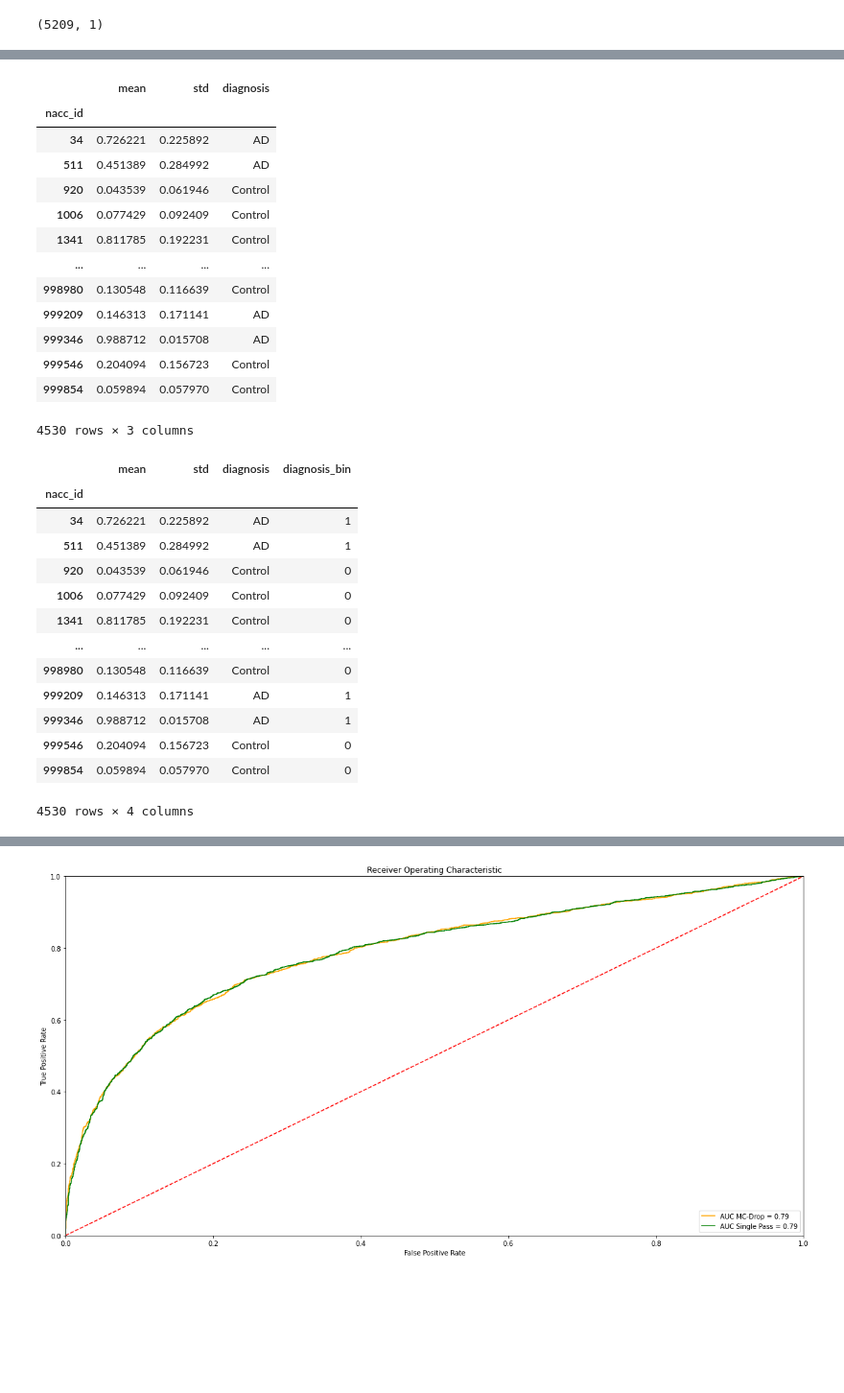
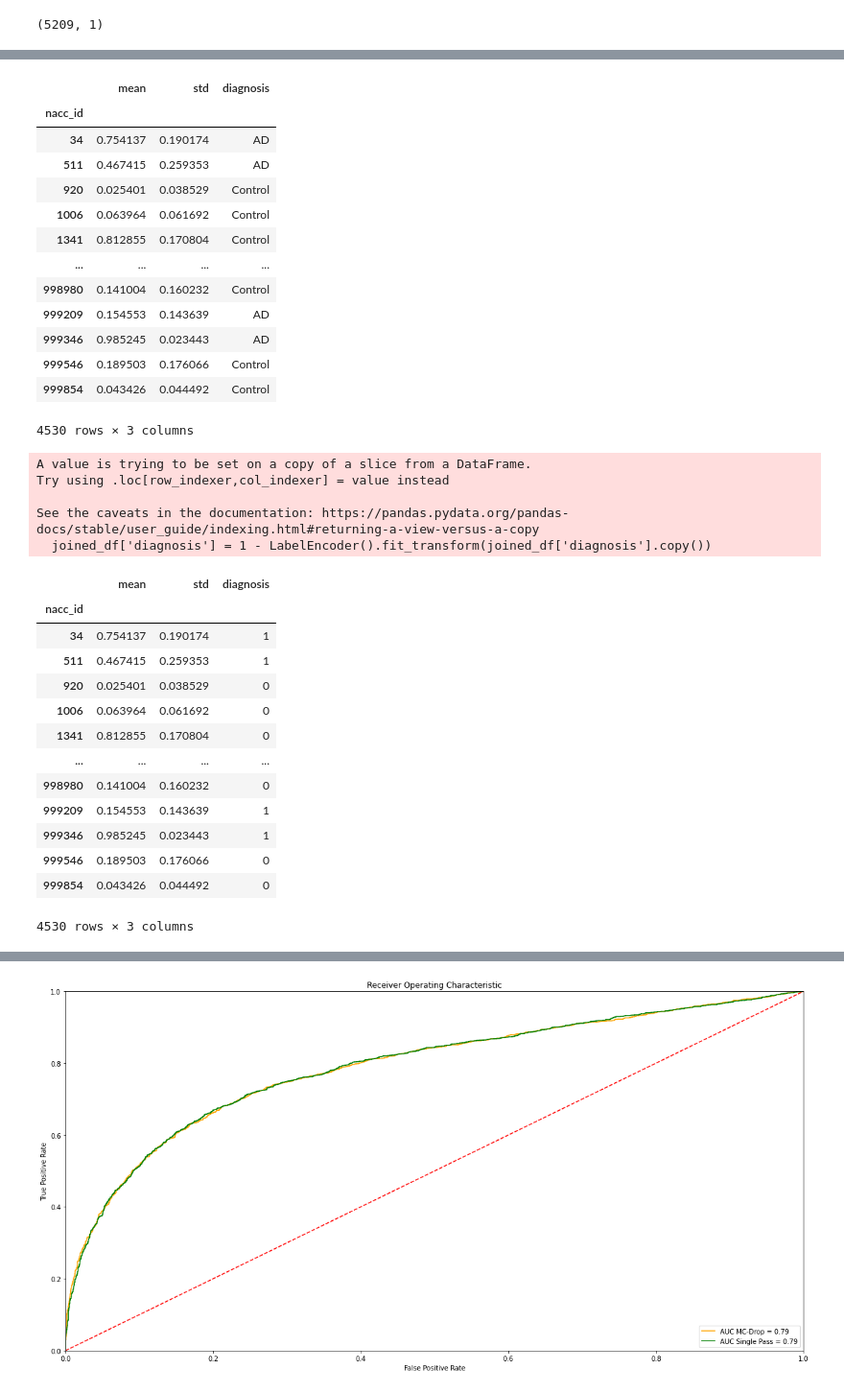
Before and after one commit to tighu20/adni_phenotypes, a Jupyter notebook: results/NACC_Results.ipynb, the cells around one changed output, grey strips where cells are left out. Shown: that part at 96% size. Drawn from its saved outputs; the diff is of its cells as text; code cells hidden in the pictures; blank space fills up the shorter version.

```diff
--- a/results/NACC_Results.ipynb
+++ b/results/NACC_Results.ipynb
@@ -12,7 +12,7 @@ nacc_diag.shape
 # %% [output]
 (5209, 1)
 # %%
-res_df = pd.read_csv('latest_output_nacc.csv', index_col=0)
+res_df = pd.read_csv('latest_output_nacc_50.csv', index_col=0)
 res_df
 # %% [output]
 |  | mean | std |
@@ -88,41 +88,46 @@ from sklearn.preprocessing import LabelEncoder
 import sklearn.metrics as metrics
 import matplotlib.pyplot as plt
 # %%
-binary_df = joined_df[(joined_df.diagnosis == 'AD') | (joined_df.diagnosis == 'Control')]
-binary_df
+joined_df = joined_df[(joined_df.diagnosis == 'AD') | (joined_df.diagnosis == 'Control')]
+joined_df
 # %% [output]
 |  | mean | std | diagnosis |
 | nacc_id |  |  |  |
-| 34 | 0.726221 | 0.225892 | AD |
-| 511 | 0.451389 | 0.284992 | AD |
-| 920 | 0.043539 | 0.061946 | Control |
-| 1006 | 0.077429 | 0.092409 | Control |
-| 1341 | 0.811785 | 0.192231 | Control |
+| 34 | 0.754137 | 0.190174 | AD |
+| 511 | 0.467415 | 0.259353 | AD |
+| 920 | 0.025401 | 0.038529 | Control |
+| 1006 | 0.063964 | 0.061692 | Control |
+| 1341 | 0.812855 | 0.170804 | Control |
 | ... | ... | ... | ... |
-| 998980 | 0.130548 | 0.116639 | Control |
-| 999209 | 0.146313 | 0.171141 | AD |
-| 999346 | 0.988712 | 0.015708 | AD |
-| 999546 | 0.204094 | 0.156723 | Control |
-| 999854 | 0.059894 | 0.057970 | Control |
+| 998980 | 0.141004 | 0.160232 | Control |
+| 999209 | 0.154553 | 0.143639 | AD |
+| 999346 | 0.985245 | 0.023443 | AD |
+| 999546 | 0.189503 | 0.176066 | Control |
+| 999854 | 0.043426 | 0.044492 | Control |
 4530 rows × 3 columns
 # %%
-binary_df = binary_df.assign(diagnosis_bin =1 - LabelEncoder().fit_transform(binary_df['diagnosis'].copy()))
-binary_df
+joined_df['diagnosis'] = 1 - LabelEncoder().fit_transform(joined_df['diagnosis'].copy())
+joined_df
 # %% [output]
+A value is trying to be set on a copy of a slice from a DataFrame.
+Try using .loc[row_indexer,col_indexer] = value instead
+
+See the caveats in the documentation: https://pandas.pydata.org/pandas-docs/stable/user_guide/indexing.html#returning-a-view-versus-a-copy
+  joined_df['diagnosis'] = 1 - LabelEncoder().fit_transform(joined_df['diagnosis'].copy())
-|  | mean | std | diagnosis | diagnosis_bin |
-| nacc_id |  |  |  |  |
-| 34 | 0.726221 | 0.225892 | AD | 1 |
-| 511 | 0.451389 | 0.284992 | AD | 1 |
-| 920 | 0.043539 | 0.061946 | Control | 0 |
-| 1006 | 0.077429 | 0.092409 | Control | 0 |
-| 1341 | 0.811785 | 0.192231 | Control | 0 |
-| ... | ... | ... | ... | ... |
-| 998980 | 0.130548 | 0.116639 | Control | 0 |
-| 999209 | 0.146313 | 0.171141 | AD | 1 |
-| 999346 | 0.988712 | 0.015708 | AD | 1 |
-| 999546 | 0.204094 | 0.156723 | Control | 0 |
-| 999854 | 0.059894 | 0.057970 | Control | 0 |
+|  | mean | std | diagnosis |
+| nacc_id |  |  |  |
+| 34 | 0.754137 | 0.190174 | 1 |
+| 511 | 0.467415 | 0.259353 | 1 |
+| 920 | 0.025401 | 0.038529 | 0 |
+| 1006 | 0.063964 | 0.061692 | 0 |
+| 1341 | 0.812855 | 0.170804 | 0 |
+| ... | ... | ... | ... |
+| 998980 | 0.141004 | 0.160232 | 0 |
+| 999209 | 0.154553 | 0.143639 | 1 |
+| 999346 | 0.985245 | 0.023443 | 1 |
+| 999546 | 0.189503 | 0.176066 | 0 |
+| 999854 | 0.043426 | 0.044492 | 0 |
-4530 rows × 4 columns
+4530 rows × 3 columns
 # %%
 single_pass = pd.read_csv('latest_output_nacc_1.csv', index_col=0)
 single_pass = single_pass.join(nacc_diag, how='inner')
```
Also changed, not shown: parts of 30 cells of this notebook, 1 other file.
